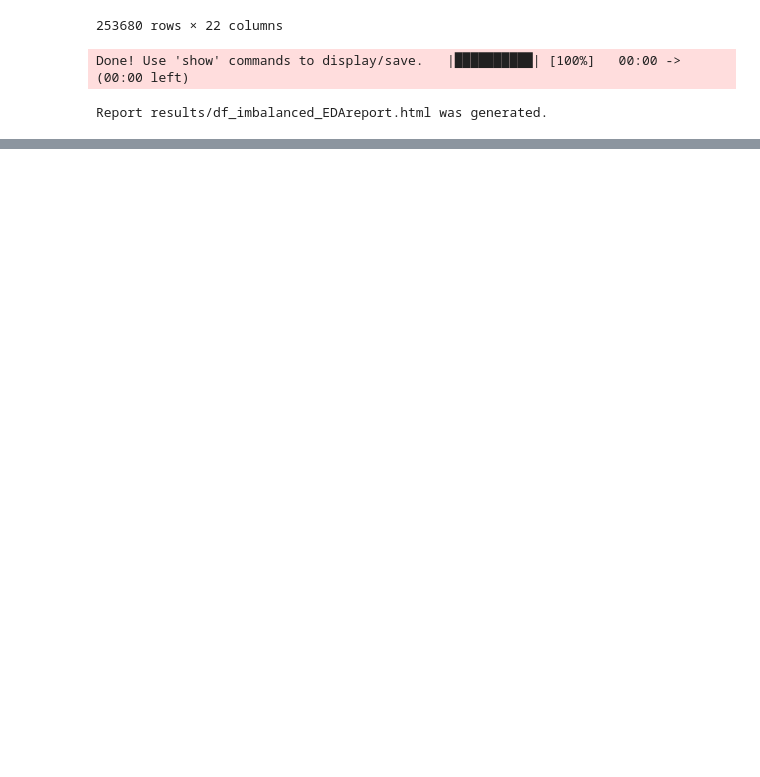
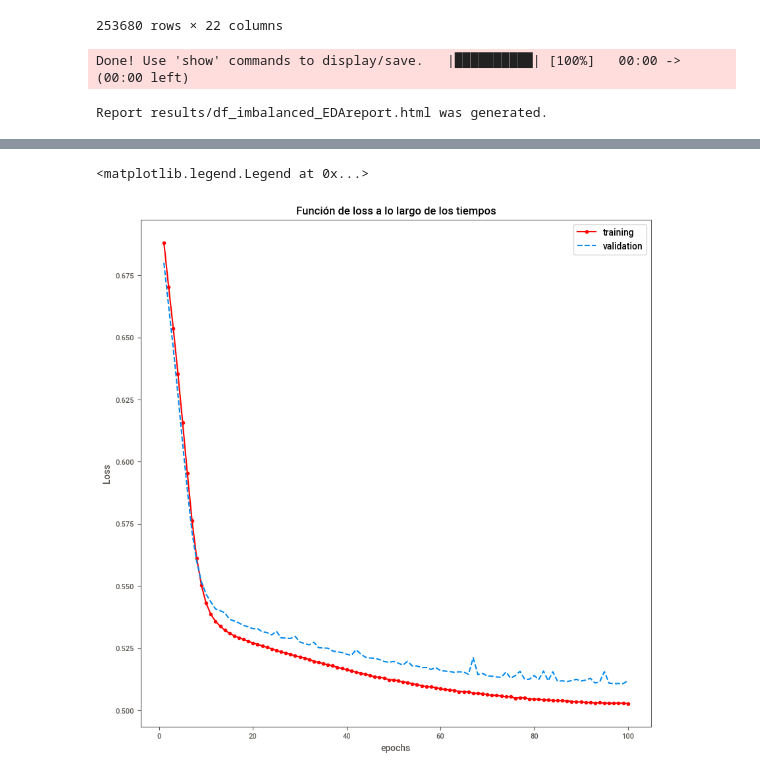
Before and after one commit to bonafepedro/DeepLearningpractice, a Jupyter notebook: tp1.ipynb, the cells around one changed output, grey strips where cells are left out. Saved outputs shown, nothing was run; the diff lists cells and outputs as text; code cells hidden in the pictures; blank space fills up the shorter version.

```diff
--- a/tp1.ipynb
+++ b/tp1.ipynb
@@ -192,0 +536,5 @@ IndexError: Target 1 is out of bounds.
+# %%
+best_hidden_units_layer1 = best_params['hidden_units_layer1']
+best_hidden_units_layer2 = best_params['hidden_units_layer2']
+best_learning_rate = best_params['learning_rate']
+best_activation = best_params['activation']
@@ -192,0 +543,8 @@ IndexError: Target 1 is out of bounds.
+# %%
+best_model = models.Sequential()
+best_model.add(layers.Dense(best_hidden_units_layer1, activation=best_activation, input_shape=input_shape))
+best_model.add(layers.Dense(best_hidden_units_layer2, activation=best_activation))
+best_model.add(layers.Dense(1, activation="sigmoid"))
+# %%
+optimizer = optimizers.RMSprop(learning_rate=best_learning_rate)
+best_model.compile(optimizer=optimizer, loss="binary_crossentropy", metrics=["acc"])
@@ -192,0 +553,2 @@ IndexError: Target 1 is out of bounds.
+# %%
+history = best_model.fit(X_train, y_train, epochs=100, batch_size=512, validation_data=(X_val, y_val))
@@ -192,0 +573,15 @@ IndexError: Target 1 is out of bounds.
+# %%
+results = best_model.evaluate(X_test, y_test)
+print(results)
+history_dict = history.history
+loss_values = history_dict['loss']
+val_loss_values = history_dict['val_loss']
+fig = plt.figure(figsize=(10, 10))
+epoch = range(1, len(loss_values) + 1)
+plt.plot(epoch, loss_values, 'o-r', label='training')
+plt.plot(epoch, val_loss_values, '--', label='validation')
+plt.title("Función de loss a lo largo de los tiempos")
+plt.xlabel("epochs")
+plt.ylabel("Loss")
+plt.legend()
+# %% [output]
@@ -192,0 +590,2 @@ IndexError: Target 1 is out of bounds.
+<matplotlib.legend.Legend at 0x...>
+[figure, added]
```
Also changed, not shown: parts of 56 cells of this notebook.
